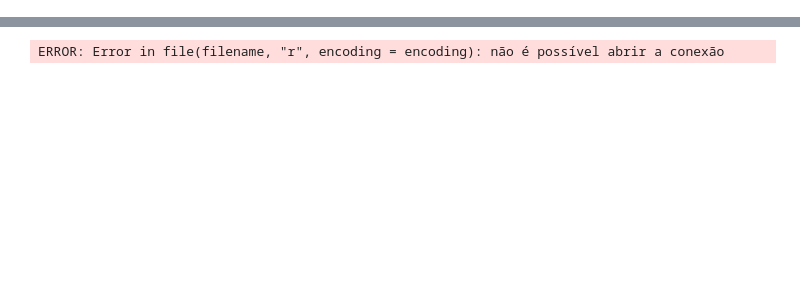
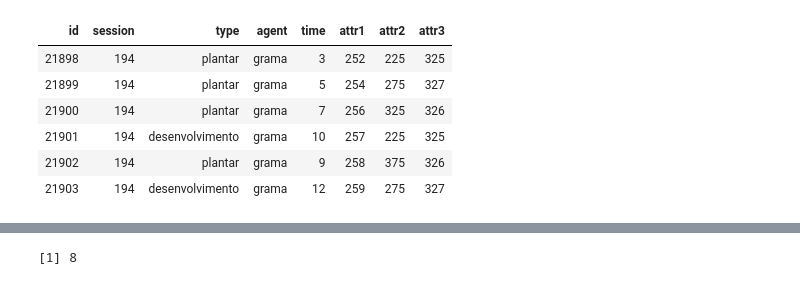
Before and after one commit to GPMM/ProBee-Analytics, a Jupyter notebook: Análise Quantidade de K - Turmas 2022-Somente ultima sessao-G2-G4.ipynb, the cells around one changed output, grey strips where cells are left out. Saved outputs shown, nothing was run; the diff lists cells and outputs as text; code cells hidden in the pictures; blank space fills up the shorter version.

```diff
--- a/Análise Quantidade de K - Turmas 2022-Somente ultima sessao-G2-G4.ipynb
+++ b/Análise Quantidade de K - Turmas 2022-Somente ultima sessao-G2-G4.ipynb
@@ -1,22 +35,25 @@
 # %%
 #loading libraries
 library(psych)
 library(reshape)
 library(dplyr)
 library(RColorBrewer)
 library(gridExtra)
 library(ggplot2)
-#source("https://raw.githubusercontent.com/eogasawara/mylibrary/master/myGraphic.R")
-#source("https://raw.githubusercontent.com/eogasawara/mylibrary/master/myClustering.R")
-#source("https://raw.githubusercontent.com/eogasawara/mylibrary/master/myBasic.R")
-source("https://raw.githubusercontent.com/cefet-rj-dal/dal/main/R/clu_kmeans.R")
-source("https://raw.githubusercontent.com/cefet-rj-dal/dal/main/R/clu_main.R")
-source("https://raw.githubusercontent.com/cefet-rj-dal/dal/main/R/dal_main.R")
-source("../funcoes_analise_ch.R")
+library(daltoolbox)
+
+source("funcoes_analise_ch.R")
 
 #loading data
 dados <-read.csv("event_export_2022-07-20.csv", header = TRUE, sep = ";")
 head(dados)
 nrow(dados)
 ncol(dados)
 # %% [output]
+| id | session | type | agent | time | attr1 | attr2 | attr3 |
+| 21898 | 194 | plantar | grama | 3 | 252 | 225 | 325 |
+| 21899 | 194 | plantar | grama | 5 | 254 | 275 | 327 |
+| 21900 | 194 | plantar | grama | 7 | 256 | 325 | 326 |
+| 21901 | 194 | desenvolvimento | grama | 10 | 257 | 225 | 325 |
+| 21902 | 194 | plantar | grama | 9 | 258 | 375 | 326 |
+| 21903 | 194 | desenvolvimento | grama | 12 | 259 | 275 | 327 |
@@ -25,4 +61,4 @@ Warning message in file(filename, "r", encoding = encoding):
-ERROR: Error in file(filename, "r", encoding = encoding): não é possível abrir a conexão
+[1] 8
 # %%
 #List of players
 players <- read.csv("player_export_2022-07-20.csv", header = TRUE, sep = ";")
```
Also changed, not shown: parts of 10 cells of this notebook, 2 other files.
